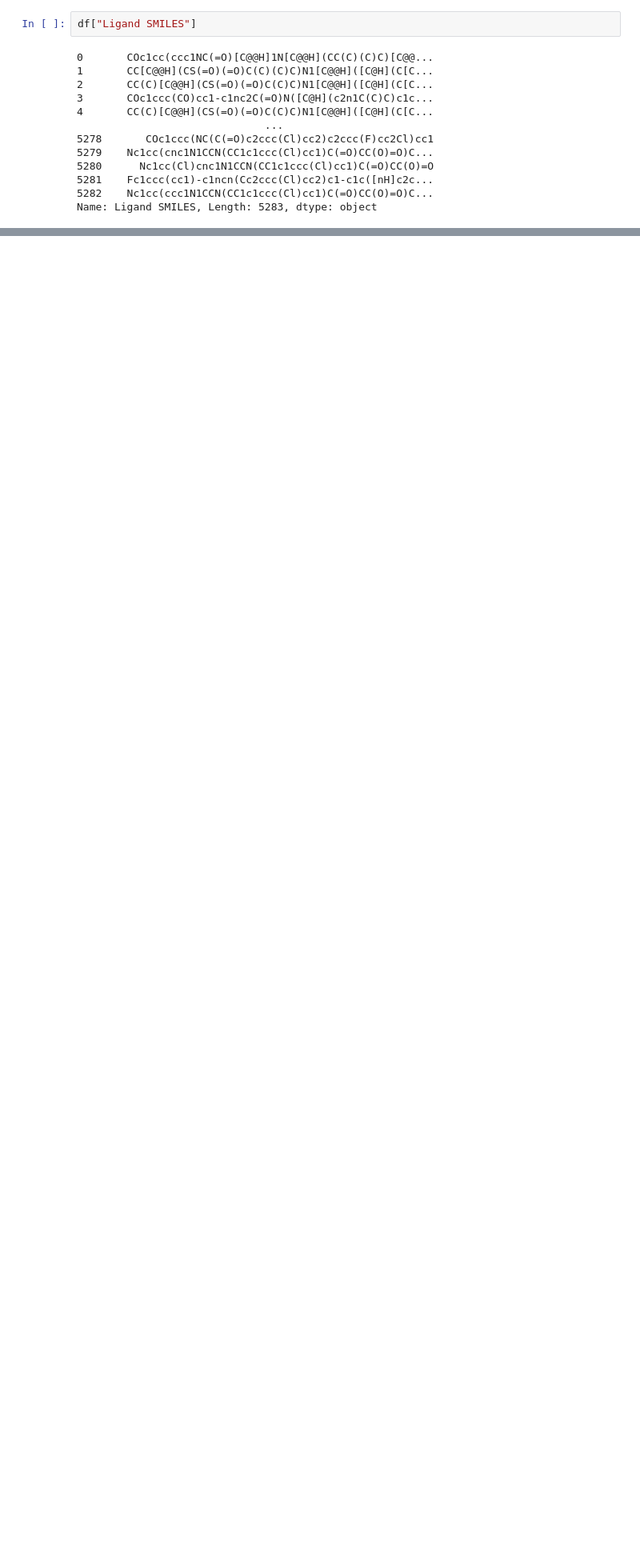
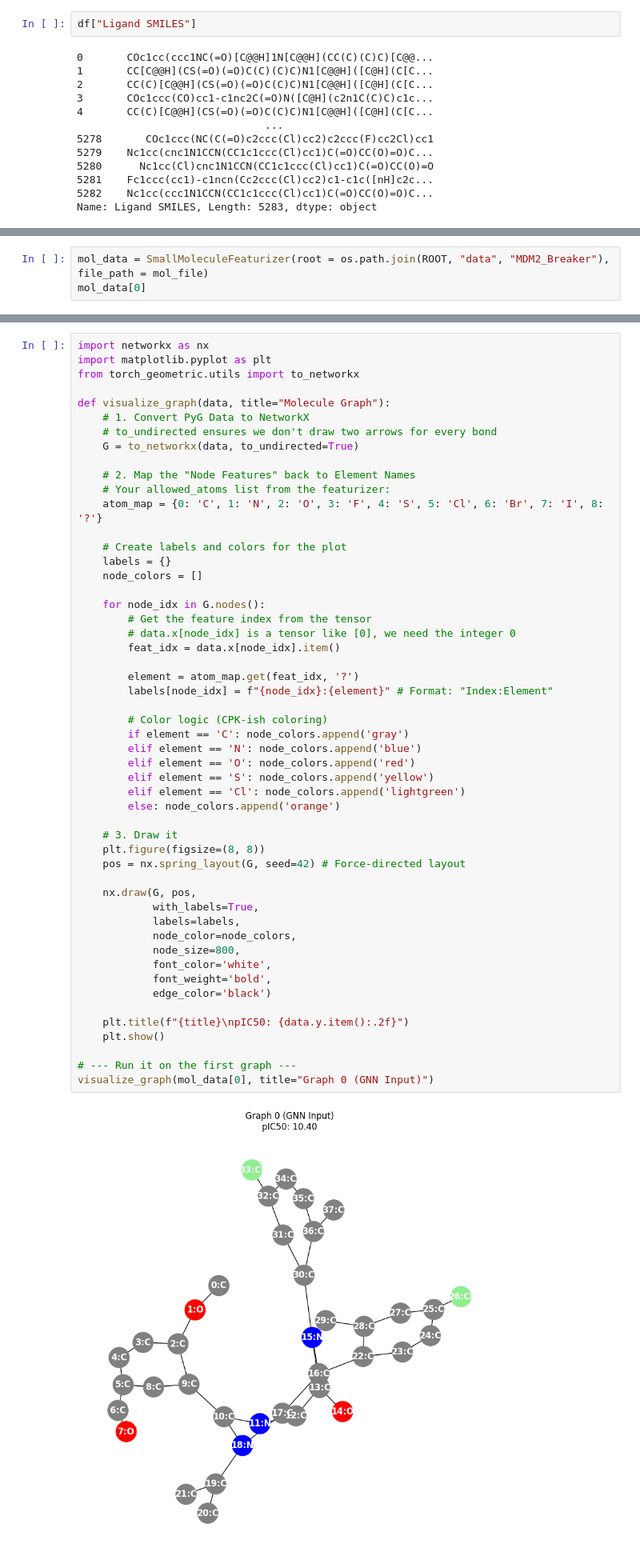
Before and after one commit to Djtrainer/cancer_research, a Jupyter notebook: notebooks/mdm2_breaker.ipynb, the cells around one changed output, grey strips where cells are left out. Shown at 80% size. Cells and saved outputs as stored; diff of their text form; blank space fills up the shorter version.

Commit message:
complete molecule featurizer

```diff
--- a/notebooks/mdm2_breaker.ipynb
+++ b/notebooks/mdm2_breaker.ipynb
@@ -314,0 +395,3 @@ Name: Ligand SMILES, Length: 5283, dtype: object
+# %%
+mol_data = SmallMoleculeFeaturizer(root = os.path.join(ROOT, "data", "MDM2_Breaker"), file_path = mol_file)
+mol_data[0]
@@ -314,0 +410,54 @@ Name: Ligand SMILES, Length: 5283, dtype: object
+# %%
+import networkx as nx
+import matplotlib.pyplot as plt
+from torch_geometric.utils import to_networkx
+
+def visualize_graph(data, title="Molecule Graph"):
+    # 1. Convert PyG Data to NetworkX
+    # to_undirected ensures we don't draw two arrows for every bond
+    G = to_networkx(data, to_undirected=True)
+
+    # 2. Map the "Node Features" back to Element Names
+    # Your allowed_atoms list from the featurizer:
+    atom_map = {0: 'C', 1: 'N', 2: 'O', 3: 'F', 4: 'S', 5: 'Cl', 6: 'Br', 7: 'I', 8: '?'}
+
+    # Create labels and colors for the plot
+    labels = {}
+    node_colors = []
+
+    for node_idx in G.nodes():
+        # Get the feature index from the tensor
+        # data.x[node_idx] is a tensor like [0], we need the integer 0
+        feat_idx = data.x[node_idx].item()
+
+        element = atom_map.get(feat_idx, '?')
+        labels[node_idx] = f"{node_idx}:{element}" # Format: "Index:Element"
+
+        # Color logic (CPK-ish coloring)
+        if element == 'C': node_colors.append('gray')
+        elif element == 'N': node_colors.append('blue')
+        elif element == 'O': node_colors.append('red')
+        elif element == 'S': node_colors.append('yellow')
+        elif element == 'Cl': node_colors.append('lightgreen')
+        else: node_colors.append('orange')
+
+    # 3. Draw it
+    plt.figure(figsize=(8, 8))
+    pos = nx.spring_layout(G, seed=42) # Force-directed layout
+
+    nx.draw(G, pos,
+            with_labels=True,
+            labels=labels,
+            node_color=node_colors,
+            node_size=800,
+            font_color='white',
+            font_weight='bold',
+            edge_color='black')
+
+    plt.title(f"{title}\npIC50: {data.y.item():.2f}")
+    plt.show()
+
+# --- Run it on the first graph ---
+visualize_graph(mol_data[0], title="Graph 0 (GNN Input)")
+# %% [output]
+[figure, added]
```
Also changed, not shown: parts of 9 cells of this notebook, 2 other files.
